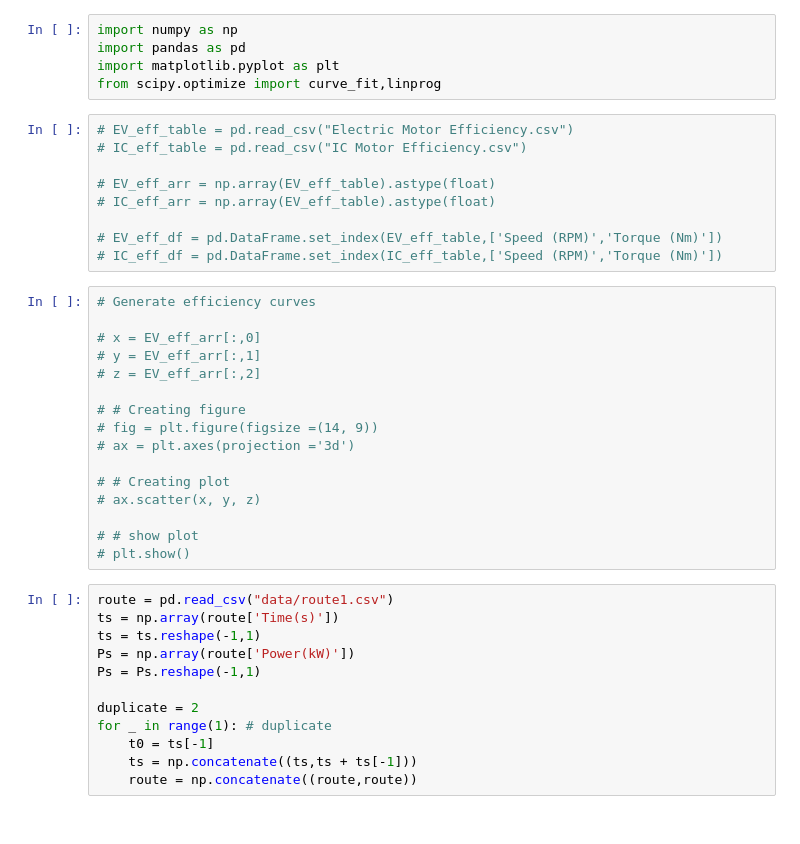
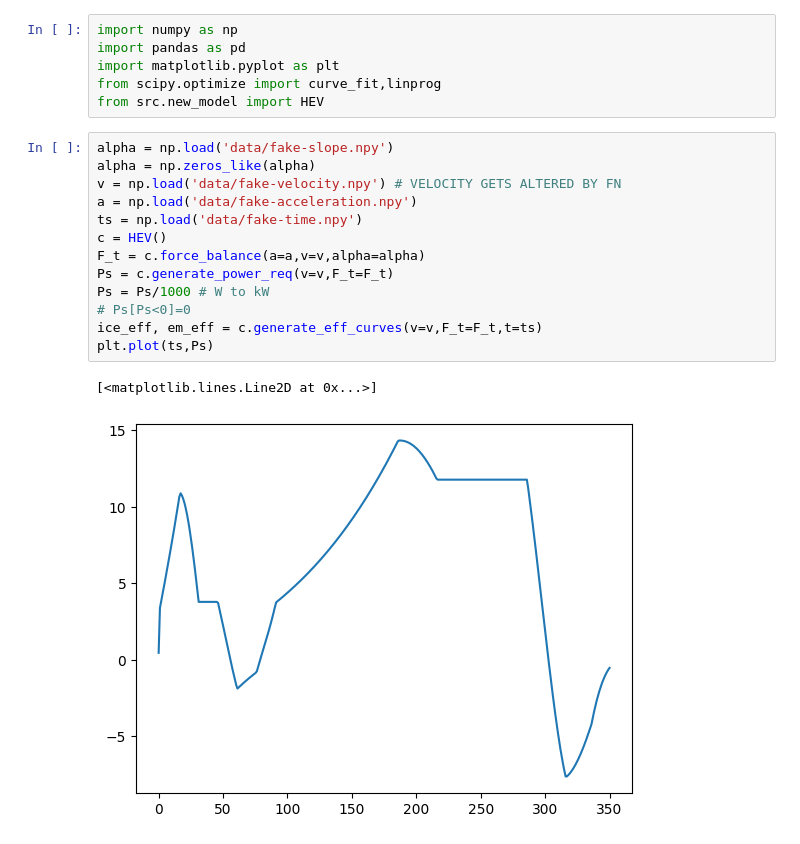
Before and after one commit to TjAlderman/ENGN4628, a Jupyter notebook: Research Project/Code/linprog.ipynb, the cells around one changed output. Cells and saved outputs as stored; diff of their text form.

```diff
--- a/Research Project/Code/linprog.ipynb
+++ b/Research Project/Code/linprog.ipynb
@@ -3,41 +3,21 @@ import numpy as np
 import pandas as pd
 import matplotlib.pyplot as plt
 from scipy.optimize import curve_fit,linprog
+from src.new_model import HEV
-# %%
-# EV_eff_table = pd.read_csv("Electric Motor Efficiency.csv")
-# IC_eff_table = pd.read_csv("IC Motor Efficiency.csv")
-
-# EV_eff_arr = np.array(EV_eff_table).astype(float)
-# IC_eff_arr = np.array(EV_eff_table).astype(float)
-
-# EV_eff_df = pd.DataFrame.set_index(EV_eff_table,['Speed (RPM)','Torque (Nm)'])
-# IC_eff_df = pd.DataFrame.set_index(IC_eff_table,['Speed (RPM)','Torque (Nm)'])
-# %%
-# Generate efficiency curves
-
-# x = EV_eff_arr[:,0]
-# y = EV_eff_arr[:,1]
-# z = EV_eff_arr[:,2]
-
-# # Creating figure
-# fig = plt.figure(figsize =(14, 9))
-# ax = plt.axes(projection ='3d')
-
-# # Creating plot
-# ax.scatter(x, y, z)
-
-# # show plot
-# plt.show()
 # %%
-route = pd.read_csv("data/route1.csv")
-ts = np.array(route['Time(s)'])
-ts = ts.reshape(-1,1)
-Ps = np.array(route['Power(kW)'])
-Ps = Ps.reshape(-1,1)
-
-duplicate = 2
-for _ in range(1): # duplicate
-    t0 = ts[-1]
-    ts = np.concatenate((ts,ts + ts[-1]))
-    route = np.concatenate((route,route))
+alpha = np.load('data/fake-slope.npy')
+alpha = np.zeros_like(alpha)
+v = np.load('data/fake-velocity.npy') # VELOCITY GETS ALTERED BY FN
+a = np.load('data/fake-acceleration.npy')
+ts = np.load('data/fake-time.npy')
+c = HEV()
+F_t = c.force_balance(a=a,v=v,alpha=alpha)
+Ps = c.generate_power_req(v=v,F_t=F_t)
+Ps = Ps/1000 # W to kW
+# Ps[Ps<0]=0
+ice_eff, em_eff = c.generate_eff_curves(v=v,F_t=F_t,t=ts)
+plt.plot(ts,Ps)
+# %% [output]
+[<matplotlib.lines.Line2D at 0x...>]
+[figure, added]
 # %%
```
Also changed, not shown: parts of 3 cells of this notebook.
